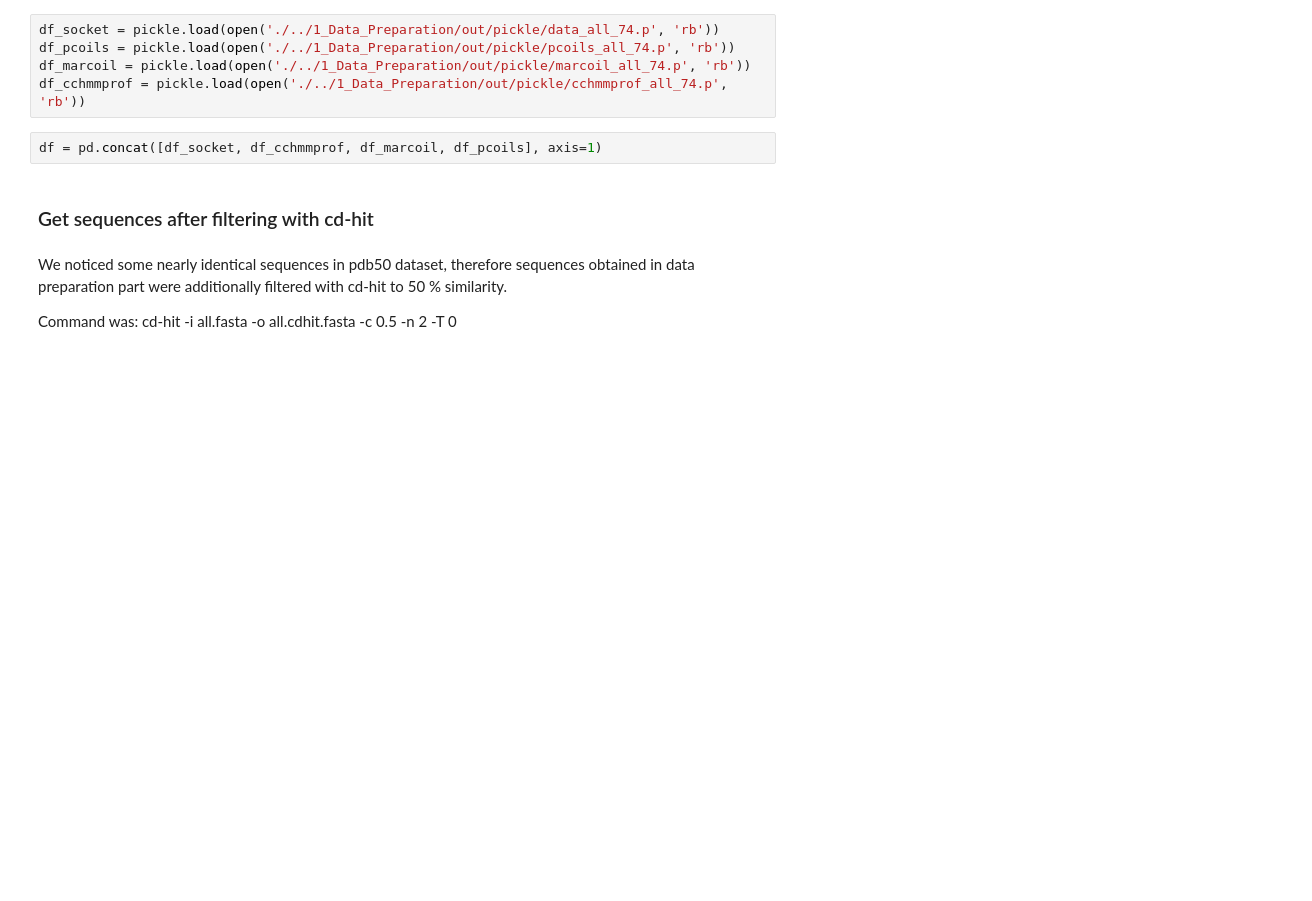
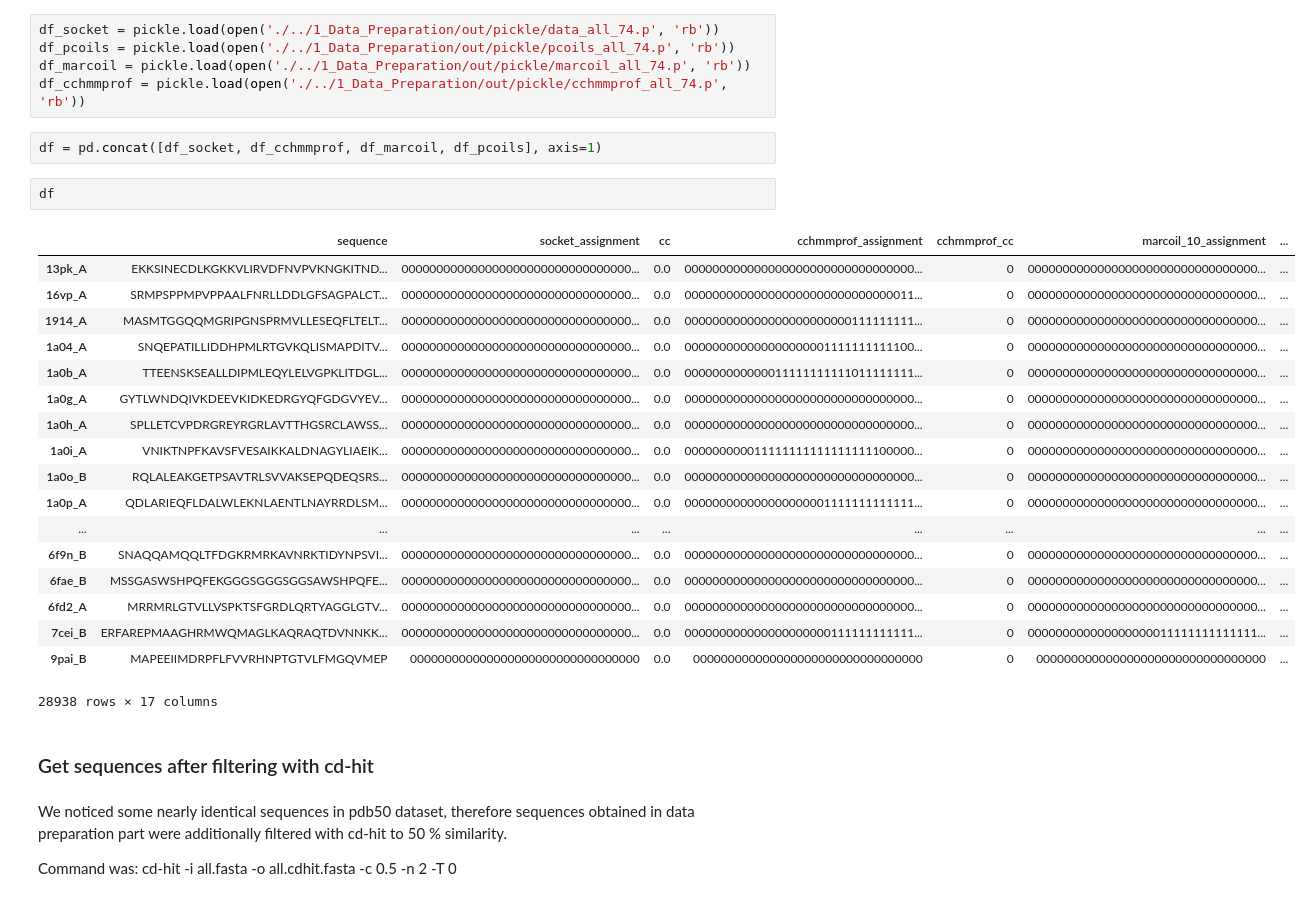
Before and after one commit to labstructbioinf/DeepCoil_Paper_2018, a Jupyter notebook: 3_Train_Test_Split/1_merge_and_filter.ipynb, the cells around one changed output. Saved outputs shown, nothing was run; the diff lists cells and outputs as text; blank space fills up the shorter version.

```diff
--- a/3_Train_Test_Split/1_merge_and_filter.ipynb
+++ b/3_Train_Test_Split/1_merge_and_filter.ipynb
@@ -10,6 +10,27 @@ df_marcoil = pickle.load(open('./../1_Data_Preparation/out/pickle/marcoil_all_74
 df_cchmmprof = pickle.load(open('./../1_Data_Preparation/out/pickle/cchmmprof_all_74.p', 'rb'))
 # %%
 df = pd.concat([df_socket, df_cchmmprof, df_marcoil, df_pcoils], axis=1)
+# %%
+df
+# %% [output]
+|  | sequence | socket_assignment | cc | cchmmprof_assignment | cchmmprof_cc | marcoil_10_assignment | ... |
+| 13pk_A | EKKSINECDLKGKKVLIRVDFNVPVKNGKITND... | 000000000000000000000000000000000... | 0.0 | 000000000000000000000000000000000... | 0 | 000000000000000000000000000000000... | ... |
+| 16vp_A | SRMPSPPMPVPPAALFNRLLDDLGFSAGPALCT... | 000000000000000000000000000000000... | 0.0 | 000000000000000000000000000000011... | 0 | 000000000000000000000000000000000... | ... |
+| 1914_A | MASMTGGQQMGRIPGNSPRMVLLESEQFLTELT... | 000000000000000000000000000000000... | 0.0 | 000000000000000000000000111111111... | 0 | 000000000000000000000000000000000... | ... |
+| 1a04_A | SNQEPATILLIDDHPMLRTGVKQLISMAPDITV... | 000000000000000000000000000000000... | 0.0 | 000000000000000000001111111111100... | 0 | 000000000000000000000000000000000... | ... |
+| 1a0b_A | TTEENSKSEALLDIPMLEQYLELVGPKLITDGL... | 000000000000000000000000000000000... | 0.0 | 000000000000011111111111011111111... | 0 | 000000000000000000000000000000000... | ... |
+| 1a0g_A | GYTLWNDQIVKDEEVKIDKEDRGYQFGDGVYEV... | 000000000000000000000000000000000... | 0.0 | 000000000000000000000000000000000... | 0 | 000000000000000000000000000000000... | ... |
+| 1a0h_A | SPLLETCVPDRGREYRGRLAVTTHGSRCLAWSS... | 000000000000000000000000000000000... | 0.0 | 000000000000000000000000000000000... | 0 | 000000000000000000000000000000000... | ... |
+| 1a0i_A | VNIKTNPFKAVSFVESAIKKALDNAGYLIAEIK... | 000000000000000000000000000000000... | 0.0 | 000000000011111111111111111100000... | 0 | 000000000000000000000000000000000... | ... |
+| 1a0o_B | RQLALEAKGETPSAVTRLSVVAKSEPQDEQSRS... | 000000000000000000000000000000000... | 0.0 | 000000000000000000000000000000000... | 0 | 000000000000000000000000000000000... | ... |
+| 1a0p_A | QDLARIEQFLDALWLEKNLAENTLNAYRRDLSM... | 000000000000000000000000000000000... | 0.0 | 000000000000000000001111111111111... | 0 | 000000000000000000000000000000000... | ... |
+| ... | ... | ... | ... | ... | ... | ... | ... |
+| 6f9n_B | SNAQQAMQQLTFDGKRMRKAVNRKTIDYNPSVI... | 000000000000000000000000000000000... | 0.0 | 000000000000000000000000000000000... | 0 | 000000000000000000000000000000000... | ... |
+| 6fae_B | MSSGASWSHPQFEKGGGSGGGSGGSAWSHPQFE... | 000000000000000000000000000000000... | 0.0 | 000000000000000000000000000000000... | 0 | 000000000000000000000000000000000... | ... |
+| 6fd2_A | MRRMRLGTVLLVSPKTSFGRDLQRTYAGGLGTV... | 000000000000000000000000000000000... | 0.0 | 000000000000000000000000000000000... | 0 | 000000000000000000000000000000000... | ... |
+| 7cei_B | ERFAREPMAAGHRMWQMAGLKAQRAQTDVNNKK... | 000000000000000000000000000000000... | 0.0 | 000000000000000000000111111111111... | 0 | 000000000000000000011111111111111... | ... |
+| 9pai_B | MAPEEIIMDRPFLFVVRHNPTGTVLFMGQVMEP | 000000000000000000000000000000000 | 0.0 | 000000000000000000000000000000000 | 0 | 000000000000000000000000000000000 | ... |
+28938 rows × 17 columns
 # %% [markdown]
 ### Get sequences after filtering with cd-hit
 # %% [markdown]
```
Also changed, not shown: parts of 7 cells of this notebook, 6 other files.
